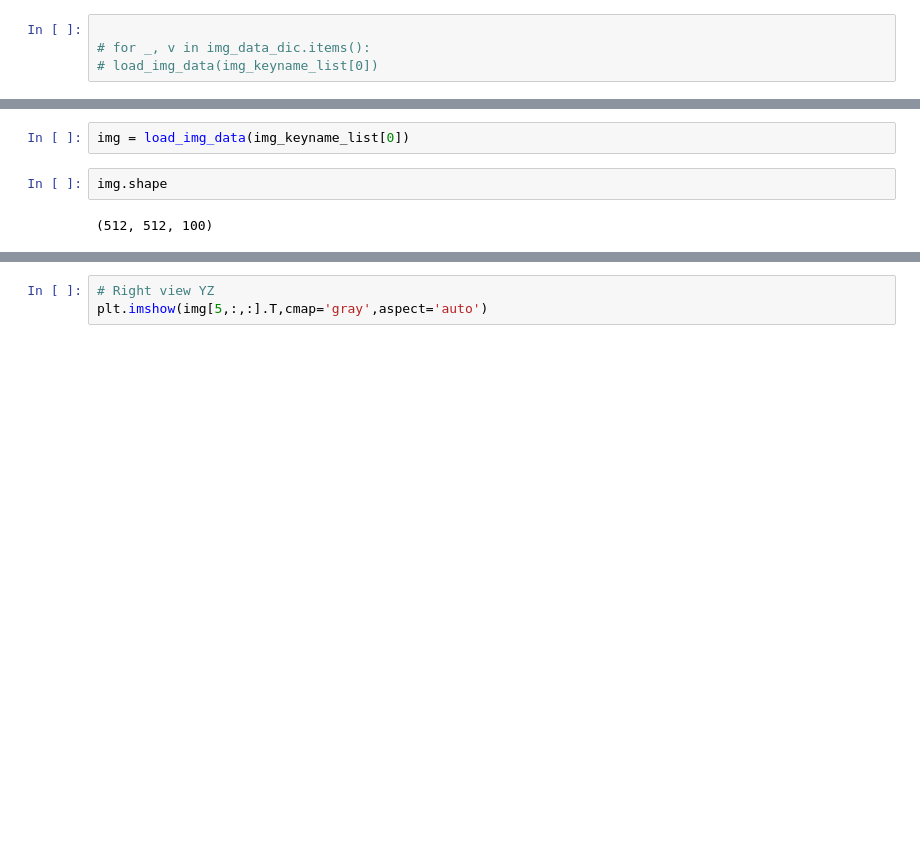
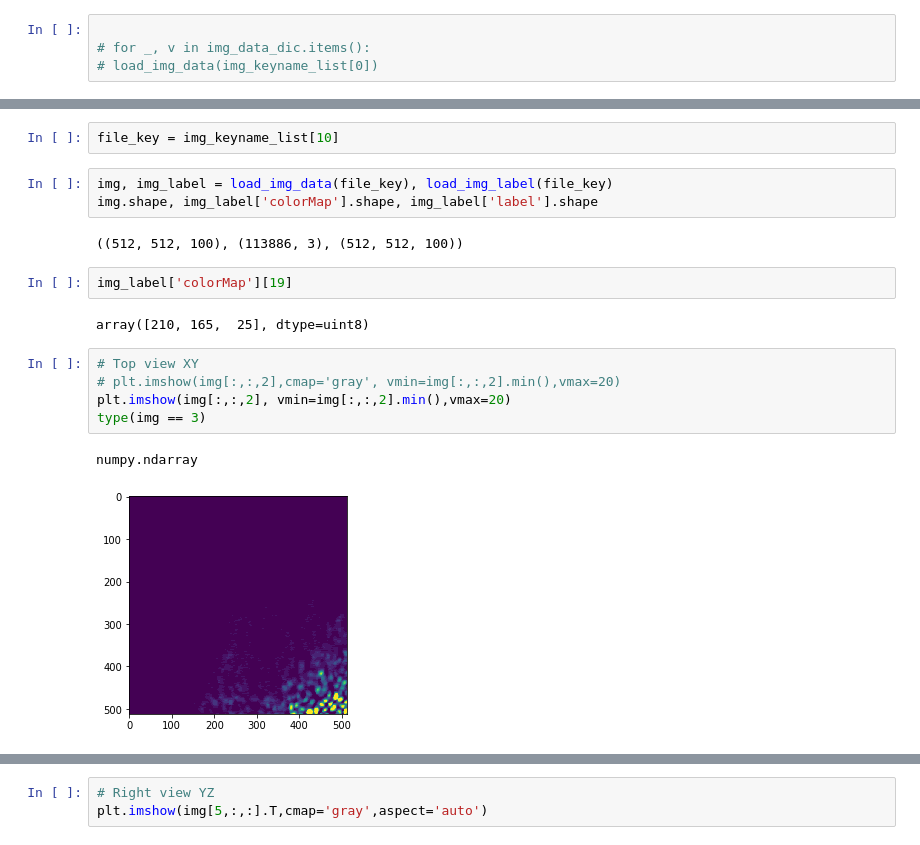
Before and after one commit to ZMHub/AI_school_project_ZML, a Jupyter notebook: LoadMat.ipynb, the cells around one changed output, grey strips where cells are left out. Cells and saved outputs as stored; diff of their text form; blank space fills up the shorter version.

```diff
--- a/LoadMat.ipynb
+++ b/LoadMat.ipynb
@@ -62,6 +62,19 @@ sio.loadmat
-# %%
-img = load_img_data(img_keyname_list[0])
-# %%
-img.shape
-# %% [output]
-(512, 512, 100)
+# %%
+file_key = img_keyname_list[10]
+# %%
+img, img_label = load_img_data(file_key), load_img_label(file_key)
+img.shape, img_label['colorMap'].shape, img_label['label'].shape
+# %% [output]
+((512, 512, 100), (113886, 3), (512, 512, 100))
+# %%
+img_label['colorMap'][19]
+# %% [output]
+array([210, 165,  25], dtype=uint8)
+# %%
+# Top view XY
+# plt.imshow(img[:,:,2],cmap='gray', vmin=img[:,:,2].min(),vmax=20)
+plt.imshow(img[:,:,2], vmin=img[:,:,2].min(),vmax=20)
+type(img == 3)
+# %% [output]
+numpy.ndarray
+[figure, added]
```
Also changed, not shown: parts of 14 cells of this notebook, 32 other files.
